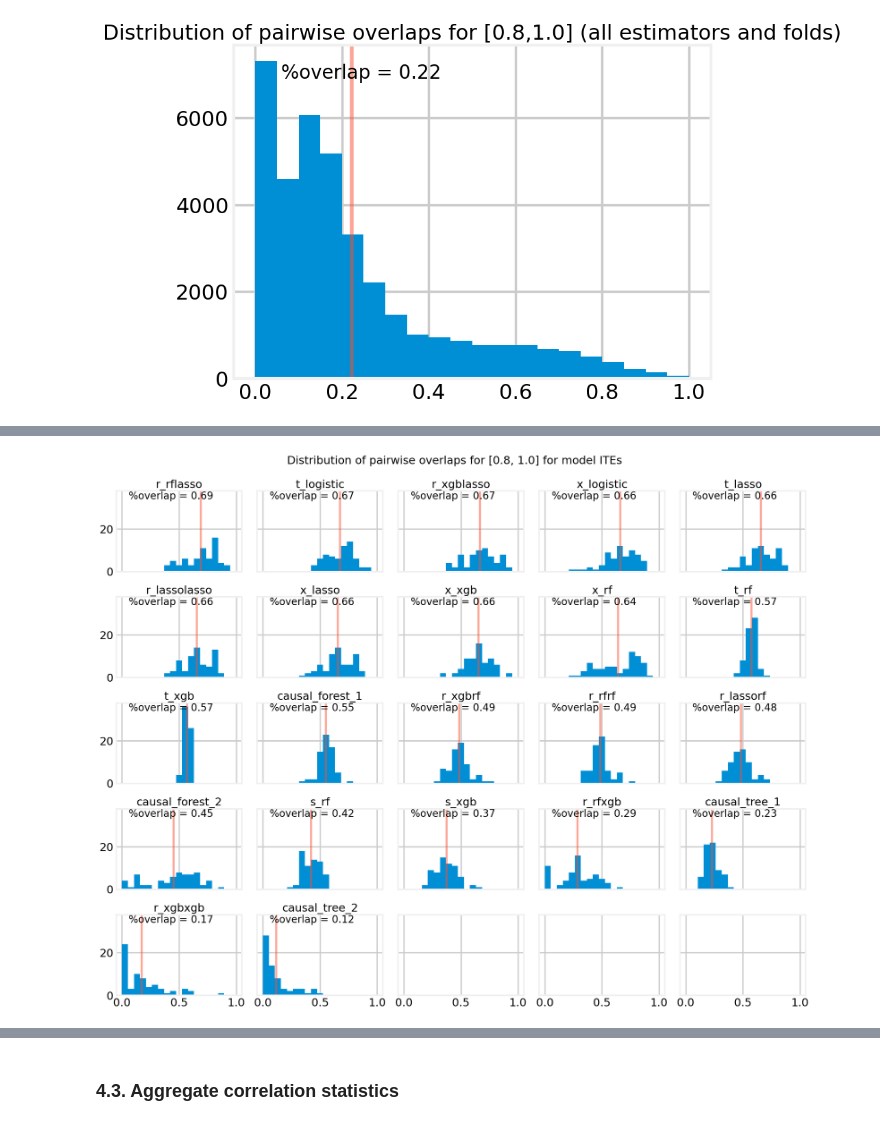
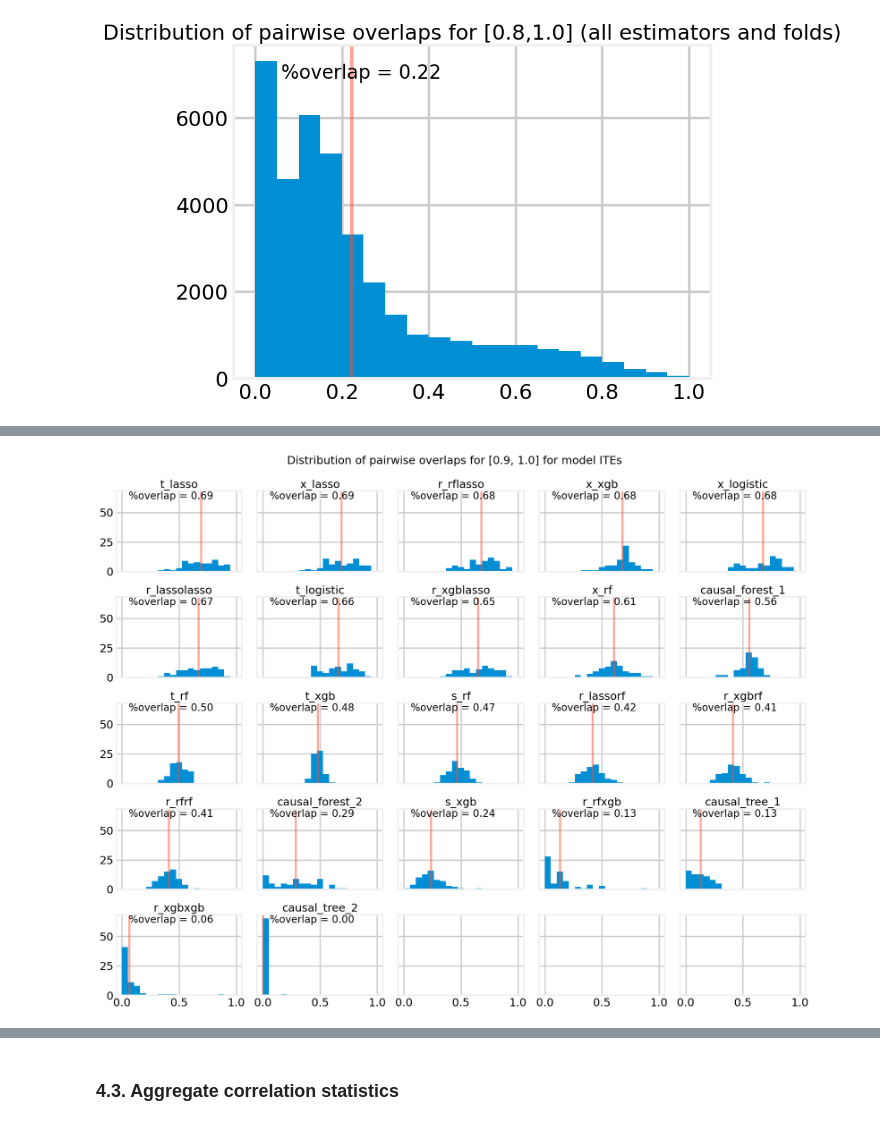
Before and after one commit to Zen0fficial/causal-targeting, a Jupyter notebook: 03a_GI_validate_CATE_estimators.ipynb, the cells around one changed output, grey strips where cells are left out. Cells and saved outputs as stored; diff of their text form; code cells hidden in the pictures.

```diff
--- a/03a_GI_validate_CATE_estimators.ipynb
+++ b/03a_GI_validate_CATE_estimators.ipynb
@@ -614,6 +614,6 @@ plt.show()
 # %% [output]
 [figure]
 # %%
-estimator_overlaps = get_overlap_values(fitted_libraries, 0.8, 1.0, compare_across = "estimators", fold = 0)
+estimator_overlaps = get_overlap_values(fitted_libraries, 0.9, 1.0, compare_across = "estimators", fold = 0)
 # %%
 plt.hist(estimator_overlaps, bins = 20, zorder = 1)
@@ -633,7 +633,7 @@ selected_estimators = list(fitted_libraries["pert_none"].keys())
 selected_estimators.remove("r_lassoxgb")
 overlap_plot_data = {}
 for estimator in selected_estimators:
-    overlap_plot_data[estimator] = get_overlap_values(fitted_libraries, 0.8, 1.0,
+    overlap_plot_data[estimator] = get_overlap_values(fitted_libraries, 0.9, 1.0,
                                                       compare_across = "folds",
                                                       estimator = estimator)
 # Order the estimators in decreasing order w.r.t. mean overlap
@@ -643,19 +643,19 @@ selected_estimators = selected_estimators[estimator_argsort]
 # %%
 f, axes = plt.subplots(5, 5, figsize=[20, 15], sharex = True, sharey = True)
 axes = axes.flatten()
 for i, estimator in enumerate(selected_estimators):
     ax = axes[i]
     ax.hist(overlap_plot_data[estimator], bins = np.linspace(0, 1, 20))
     mean_overlap = overlap_plot_data[estimator].mean()
     ax.axvline(mean_overlap, linestyle='-', color=colors[1], alpha=0.5)
     ax.annotate("%overlap = {:.2f}".format(mean_overlap),
                 xy = (.1, .9), xycoords = ax.transAxes,
                 fontsize = 20)
     ax.set_title(estimator)
 #    ax.set_xticks([-2, -1, 0, 1.])
 #    plt.xlim([-2, 1])
 plt.tight_layout()
-plt.suptitle("Distribution of pairwise overlaps for [0.8, 1.0] for model ITEs", y = 1.03)
+plt.suptitle("Distribution of pairwise overlaps for [0.9, 1.0] for model ITEs", y = 1.03)
 plt.show()
 # %% [output]
-[figure, old version]
+[figure, new version]
```
Also changed, not shown: parts of 4 cells of this notebook.
